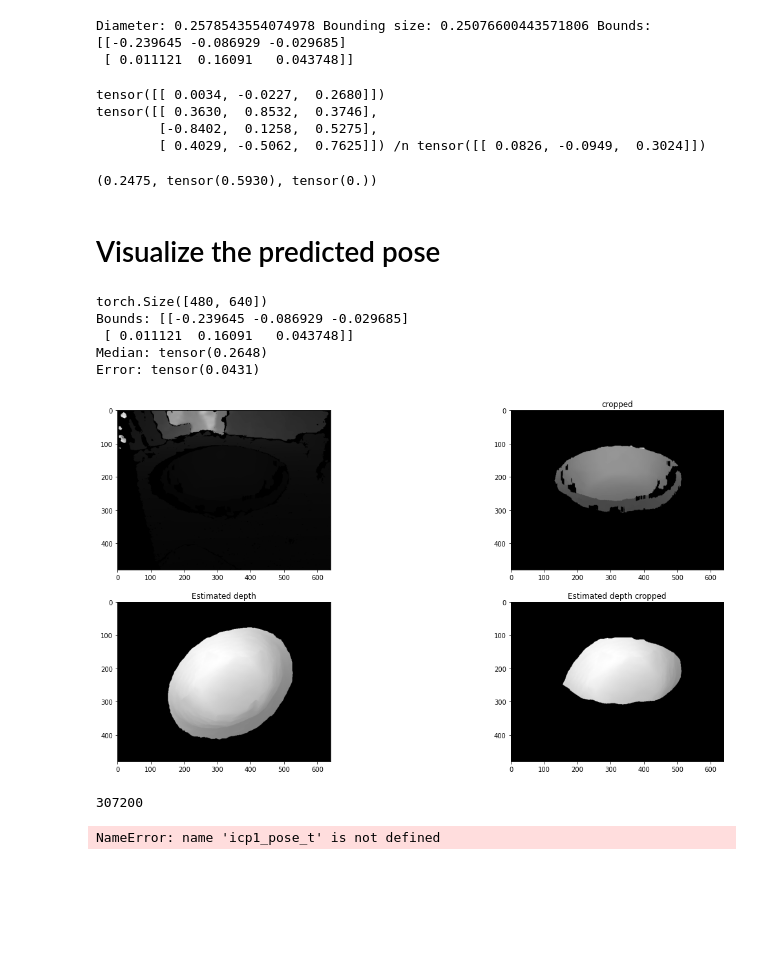
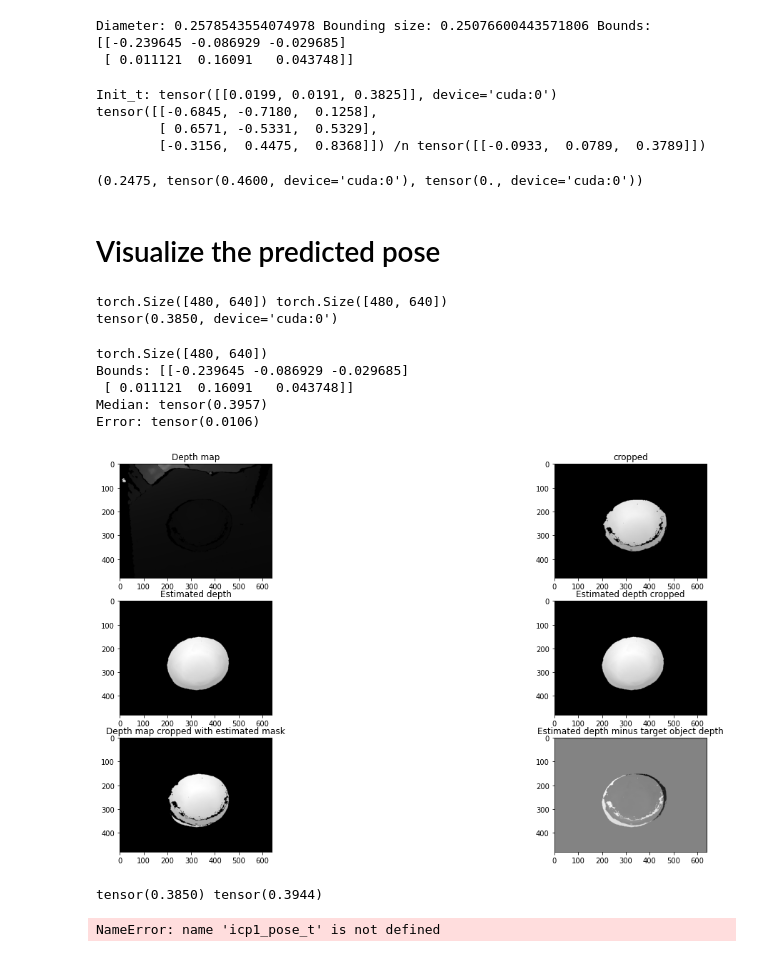
Before and after one commit to EternalGoldenBraid/pose_demo, a Jupyter notebook: example/prototype.ipynb, the cells around one changed output. Cells and saved outputs as stored; diff of their text form; code cells hidden in the pictures; blank space fills up the shorter version.

```diff
--- a/example/prototype.ipynb
+++ b/example/prototype.ipynb
@@ -37,7 +37,7 @@ gpu_id = 0
 #os.environ["CUDA_DEVICE_ORDER"]="PCI_BUS_ID"
 #os.environ["CUDA_VISIBLE_DEVICES"] = str(gpu_id)
 #os.environ['EGL_DEVICE_ID'] = str(gpu_id)
-DEVICE = torch.device('cpu')
+DEVICE = torch.device('cuda')
 
 
 datapath = Path(cfg.DATA_PATH)
@@ -106,6 +106,7 @@ Dataspace/huawei_box/models_eval
 # %%
 
 cfg.VIEWBOOK_BATCHSIZE = 200 # reduce this if out of GPU memory,
+cfg.RENDER_NUM_VIEWS = 4000 # reduce this if out of GPU memory,
 codebook_saving_dir = pjoin(base_path,'evaluation/object_codebooks',
                             cfg.DATASET_NAME,
                             'zoom_{}'.format(cfg.ZOOM_DIST_FACTOR),
@@ -133,7 +136,7 @@ dict_keys([2])
 cfg.VP_NUM_TOPK = 50   # the retrieval number of viewpoint
 cfg.RANK_NUM_TOPK = 5  # the ranking number of full 3D orientation
 cfg.USE_ICP = False
-interpolate = True
+interpolate = False
 
 #test_data_dir = datapath / 'lm' / 'test'          # path to the test dataset of BOP
 test_data_dir = datapath / 'huawei_box' / 'test'          # path to the test dataset of BOP
@@ -180,13 +183,17 @@ cam_K = view_camK.to(DEVICE)
 
 view_depth = view_depth.to(DEVICE)
 #obj_mask = torch.tensor(np.array(Image.open(mask_file)))
-obj_mask = torch.tensor(np.array(Image.open(mask_file)), dtype=torch.float32)/255
+obj_mask = torch.tensor(np.array(Image.open(mask_file)), dtype=torch.float32, device=DEVICE)/255
 obj_mask[obj_mask < 1] = 0
 
 
 if interpolate:
-    closed = torch.tensor(cv2.morphologyEx((view_depth*obj_mask).numpy(), cv2.MORPH_CLOSE, np.ones(3), iterations=5), dtype=torch.float32)
-    view_depth[obj_mask==1] = closed[obj_mask==1]
+    view_depth = view_depth.to('cpu')
+    closed = torch.tensor(cv2.morphologyEx((view_depth*obj_mask.cpu()).numpy(), cv2.MORPH_CLOSE, np.ones(3), iterations=10), dtype=torch.float32, device='cpu')
+    view_depth[obj_mask.cpu()==1] = closed[obj_mask==1].cpu()
+    view_depth = view_depth.to(DEVICE)
+
+
 
 
 fig, ax = plt.subplots(1,3, figsize=(30,10))
@@ -250,9 +261,9 @@ Diameter: 0.2578543554074978 Bounding size: 0.25076600443571806 Bounds: [[-0.239
  [ 0.011121  0.16091   0.043748]]
 # %%
 obj_renderer = rendering.Renderer(width=cfg.RENDER_WIDTH, height=cfg.RENDER_HEIGHT)
+tar_obj_depth = (view_depth * obj_mask).squeeze()
 pose_ret = utils.OVE6D_mask_full_pose(model_func=model_net,
-                                    #obj_depth=view_depth.clone(),
-                                    obj_depth=view_depth[None,:,:],
+                                    obj_depth=tar_obj_depth[None,:,:],
                                     obj_mask=obj_mask[None,:,:],
                                     obj_codebook=tar_obj_codebook,
                                     cam_K=cam_K,
@@ -293,14 +304,14 @@ if cfg.USE_ICP:
 #print('RCNN confs: {}'.format(tar_obj_scores.cpu().numpy()))
 print(raw_pose_R, '/n',raw_pose_t)
 # %% [output]
-tensor([[ 0.0034, -0.0227,  0.2680]])
-tensor([[ 0.3630,  0.8532,  0.3746],
-        [-0.8402,  0.1258,  0.5275],
-        [ 0.4029, -0.5062,  0.7625]]) /n tensor([[ 0.0826, -0.0949,  0.3024]])
+Init_t: tensor([[0.0199, 0.0191, 0.3825]], device='cuda:0')
+tensor([[-0.6845, -0.7180,  0.1258],
+        [ 0.6571, -0.5331,  0.5329],
+        [-0.3156,  0.4475,  0.8368]]) /n tensor([[-0.0933,  0.0789,  0.3789]])
 # %%
 tar_obj_codebook['diameter'], view_depth[obj_mask.bool()].max(), view_depth[obj_mask.bool()].min()
 # %% [output]
-(0.2475, tensor(0.5930), tensor(0.))
+(0.2475, tensor(0.4600, device='cuda:0'), tensor(0., device='cuda:0'))
 # %% [markdown]
 # Visualize the predicted pose
 # %%
@@ -320,30 +331,43 @@ obj_context.set_pose(rotation=raw_pose_R, translation=raw_pose_t)
 
 est_depth, est_mask = obj_renderer.render(obj_context)[1:]
 del obj_renderer
+# %%
+print(view_depth.shape, est_depth.shape)
+print(view_depth[obj_mask.bool()].median())
+# %% [output]
+torch.Size([480, 640]) torch.Size([480, 640])
+tensor(0.3850, device='cuda:0')
 # %%
 print(est_depth.shape)
-fig, ax = plt.subplots(2,2, figsize=(20,10))
+fig, ax = plt.subplots(3,2, figsize=(20,10))
 ax = ax.flatten()
-ax[0].imshow(view_depth, cmap='gray')
+
+view_depth = view_depth.cpu()
+obj_mask = obj_mask.cpu()
+
+ax[0].imshow(view_depth, cmap='gray'); ax[0].set_title('Depth map')
 ax[1].imshow(view_depth*obj_mask, cmap='gray'); ax[1].set_title('cropped')
 ax[2].imshow(est_depth, cmap='gray') ; ax[2].set_title('Estimated depth')
-ax[3].imshow(est_depth*obj_mask, cmap='gray'); ax[3].set_title('Estimated depth cropped')
+ax[3].imshow(est_depth*est_mask, cmap='gray'); ax[3].set_title('Estimated depth cropped')
+ax[4].imshow(view_depth*est_mask, cmap='gray'); ax[4].set_title('Depth map cropped with estimated mask')
+ax[5].imshow(est_depth - tar_obj_depth.cpu(), cmap='gray'); ax[5].set_title('Estimated depth minus target object depth');
+
 print("Bounds:", obj_mesh.bounds)
 print("Median:", est_depth[est_mask.bool()].median())
 
 ### How to measure error?
 print("Error:", np.abs(est_depth-obj_mask*view_depth).sum()/view_depth.numel())
 # %% [output]
 torch.Size([480, 640])
 Bounds: [[-0.239645 -0.086929 -0.029685]
  [ 0.011121  0.16091   0.043748]]
-Median: tensor(0.2648)
-Error: tensor(0.0431)
+Median: tensor(0.3957)
+Error: tensor(0.0106)
-[figure, old version]
+[figure, new version]
-# %%
-view_depth.numel()
-# %% [output]
-307200
+# %%
+print((view_depth[obj_mask.bool()]).median(), (est_depth[obj_mask.bool()]).median())
+# %% [output]
+tensor(0.3850) tensor(0.3944)
 # %%
 import misc
 
```
Also changed, not shown: parts of 6 cells of this notebook, 4 other files.
